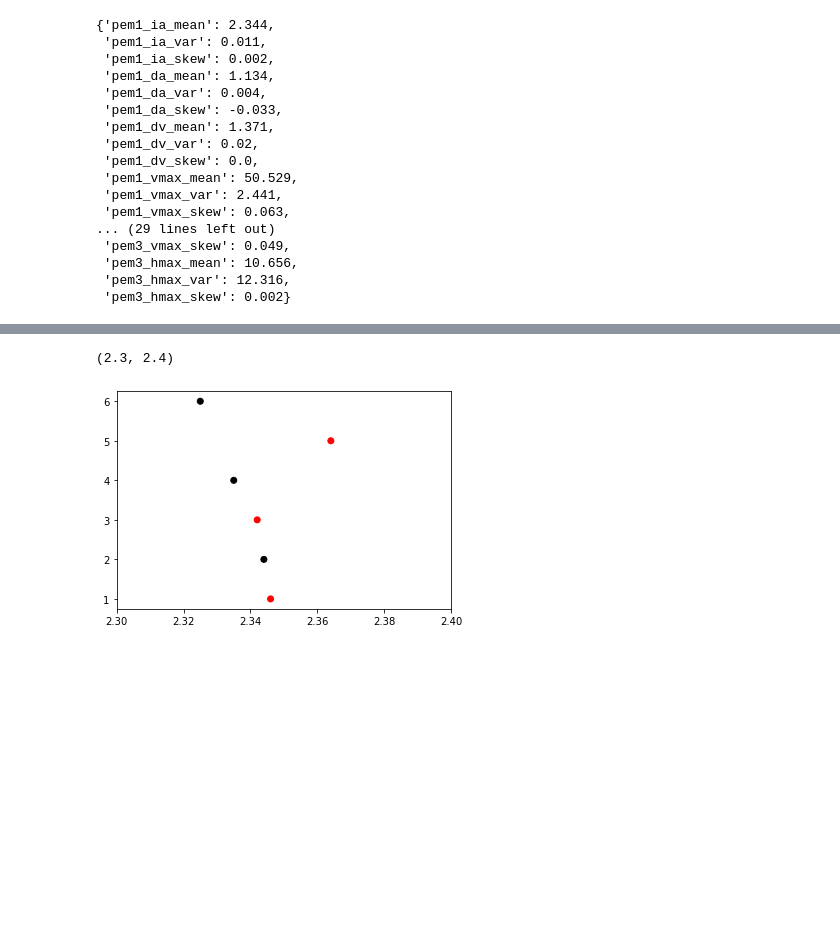
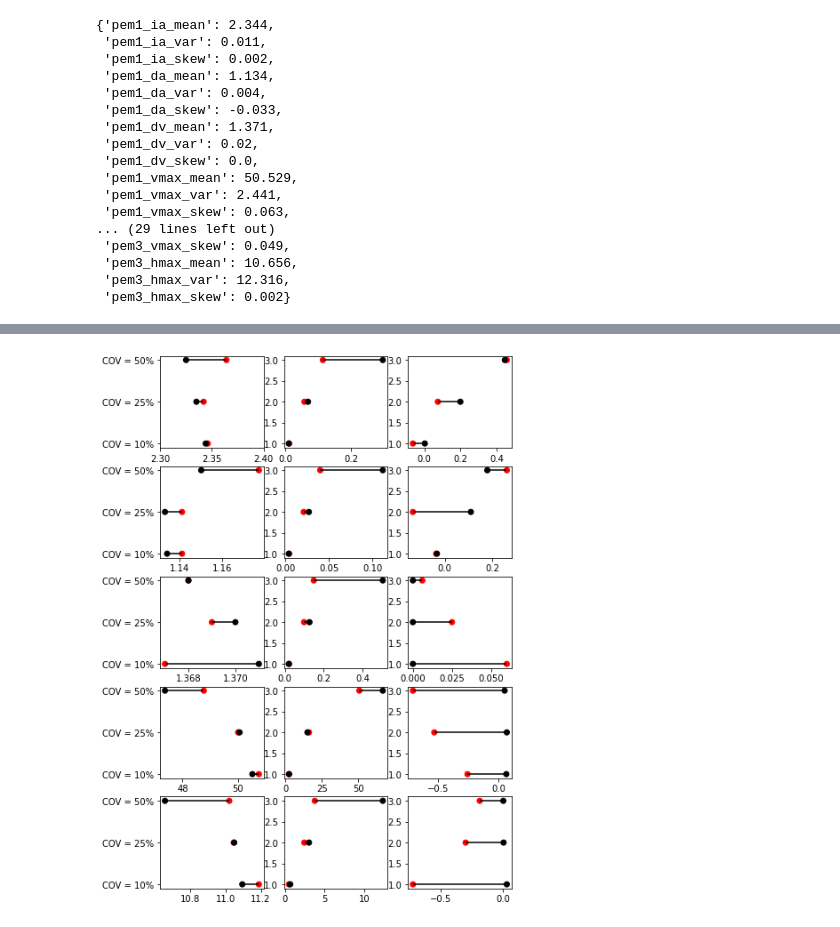
Before and after one commit to yildizanil/frontiers_yildizetal, a Jupyter notebook: notebooks/summary.ipynb, the cells around one changed output, grey strips where cells are left out. Saved outputs shown, nothing was run; the diff lists cells and outputs as text; code cells hidden in the pictures; blank space fills up the shorter version.

Commit message:
table 3 is turned into figure

```diff
--- a/notebooks/summary.ipynb
+++ b/notebooks/summary.ipynb
@@ -142,6 +126,69 @@ y = mcs_moments['mcs1_ia_mean'], pem_moments['pem1_ia_mean'], mcs_moments['mcs2_
-# %%
-plt.scatter(y,x,color=['r','k','r','k','r','k'])
-plt.xlim(2.3,2.4)
-# %% [output]
-(2.3, 2.4)
-[figure, removed]
+# %%
+da_mean = mcs_moments['mcs1_da_mean'], pem_moments['pem1_da_mean'], mcs_moments['mcs2_da_mean'], pem_moments['pem2_da_mean'], mcs_moments['mcs3_da_mean'], pem_moments['pem3_da_mean']
+da_var = mcs_moments['mcs1_da_var'], pem_moments['pem1_da_var'], mcs_moments['mcs2_da_var'], pem_moments['pem2_da_var'], mcs_moments['mcs3_da_var'], pem_moments['pem3_da_var']
+da_skew = mcs_moments['mcs1_da_skew'], pem_moments['pem1_da_skew'], mcs_moments['mcs2_da_skew'], pem_moments['pem2_da_skew'], mcs_moments['mcs3_da_skew'], pem_moments['pem3_da_skew']
+# %%
+dv_mean = mcs_moments['mcs1_dv_mean'], pem_moments['pem1_dv_mean'], mcs_moments['mcs2_dv_mean'], pem_moments['pem2_dv_mean'], mcs_moments['mcs3_dv_mean'], pem_moments['pem3_dv_mean']
+dv_var = mcs_moments['mcs1_dv_var'], pem_moments['pem1_dv_var'], mcs_moments['mcs2_dv_var'], pem_moments['pem2_dv_var'], mcs_moments['mcs3_dv_var'], pem_moments['pem3_dv_var']
+dv_skew = mcs_moments['mcs1_dv_skew'], pem_moments['pem1_dv_skew'], mcs_moments['mcs2_dv_skew'], pem_moments['pem2_dv_skew'], mcs_moments['mcs3_dv_skew'], pem_moments['pem3_dv_skew']
+# %%
+vmax_mean = mcs_moments['mcs1_vmax_mean'], pem_moments['pem1_vmax_mean'], mcs_moments['mcs2_vmax_mean'], pem_moments['pem2_vmax_mean'], mcs_moments['mcs3_vmax_mean'], pem_moments['pem3_vmax_mean']
+vmax_var = mcs_moments['mcs1_vmax_var'], pem_moments['pem1_vmax_var'], mcs_moments['mcs2_vmax_var'], pem_moments['pem2_vmax_var'], mcs_moments['mcs3_vmax_var'], pem_moments['pem3_vmax_var']
+vmax_skew = mcs_moments['mcs1_vmax_skew'], pem_moments['pem1_vmax_skew'], mcs_moments['mcs2_vmax_skew'], pem_moments['pem2_vmax_skew'], mcs_moments['mcs3_vmax_skew'], pem_moments['pem3_vmax_skew']
+# %%
+hmax_mean = mcs_moments['mcs1_hmax_mean'], pem_moments['pem1_hmax_mean'], mcs_moments['mcs2_hmax_mean'], pem_moments['pem2_hmax_mean'], mcs_moments['mcs3_hmax_mean'], pem_moments['pem3_hmax_mean']
+hmax_var = mcs_moments['mcs1_hmax_var'], pem_moments['pem1_hmax_var'], mcs_moments['mcs2_hmax_var'], pem_moments['pem2_hmax_var'], mcs_moments['mcs3_hmax_var'], pem_moments['pem3_hmax_var']
+hmax_skew = mcs_moments['mcs1_hmax_skew'], pem_moments['pem1_hmax_skew'], mcs_moments['mcs2_hmax_skew'], pem_moments['pem2_hmax_skew'], mcs_moments['mcs3_hmax_skew'], pem_moments['pem3_hmax_skew']
+# %%
+fig, ((ax1,ax2,ax3), (ax4,ax5,ax6), (ax7,ax8,ax9), (ax10,ax11,ax12), (ax13,ax14,ax15)) = plt.subplots(nrows=5, ncols=3)
+
+ax1.scatter(ia_mean,x,color=['r','k','r','k','r','k'])
+ax1.hlines(y=[1,2,3], xmin=ia_mean[0:6:2],xmax=ia_mean[1:7:2],color='k')
+ax1.set_xlim(2.3,2.4)
+ax1.set_xlabel('Impact area')
+ax1.set_yticks((1,2,3))
+ax1.set_yticklabels(('COV = 10%','COV = 25%','COV = 50%'))
+ax2.scatter(ia_var,x,color=['r','k','r','k','r','k'])
+ax2.hlines(y=[1,2,3], xmin=ia_var[0:6:2],xmax=ia_var[1:7:2],color='k')
+ax3.scatter(ia_skew,x,color=['r','k','r','k','r','k'])
+ax3.hlines(y=[1,2,3], xmin=ia_skew[0:6:2],xmax=ia_skew[1:7:2],color='k')
+
+ax4.scatter(da_mean,x,color=['r','k','r','k','r','k'])
+ax4.hlines(y=[1,2,3], xmin=da_mean[0:6:2],xmax=da_mean[1:7:2],color='k')
+ax4.set_yticks((1,2,3))
+ax4.set_yticklabels(('COV = 10%','COV = 25%','COV = 50%'))
+ax5.scatter(da_var,x,color=['r','k','r','k','r','k'])
+ax5.hlines(y=[1,2,3], xmin=da_var[0:6:2],xmax=da_var[1:7:2],color='k')
+ax6.scatter(da_skew,x,color=['r','k','r','k','r','k'])
+ax6.hlines(y=[1,2,3], xmin=da_skew[0:6:2],xmax=da_skew[1:7:2],color='k')
+
+ax7.scatter(dv_mean,x,color=['r','k','r','k','r','k'])
+ax7.hlines(y=[1,2,3], xmin=dv_mean[0:6:2],xmax=dv_mean[1:7:2],color='k')
+ax7.set_yticks((1,2,3))
+ax7.set_yticklabels(('COV = 10%','COV = 25%','COV = 50%'))
+ax8.scatter(dv_var,x,color=['r','k','r','k','r','k'])
+ax8.hlines(y=[1,2,3], xmin=dv_var[0:6:2],xmax=dv_var[1:7:2],color='k')
+ax9.scatter(dv_skew,x,color=['r','k','r','k','r','k'])
+ax9.hlines(y=[1,2,3], xmin=dv_skew[0:6:2],xmax=dv_skew[1:7:2],color='k')
+
+ax10.scatter(vmax_mean,x,color=['r','k','r','k','r','k'])
+ax10.hlines(y=[1,2,3], xmin=vmax_mean[0:6:2],xmax=vmax_mean[1:7:2],color='k')
+ax10.set_yticks((1,2,3))
+ax10.set_yticklabels(('COV = 10%','COV = 25%','COV = 50%'))
+ax11.scatter(vmax_var,x,color=['r','k','r','k','r','k'])
+ax11.hlines(y=[1,2,3], xmin=vmax_var[0:6:2],xmax=vmax_var[1:7:2],color='k')
+ax12.scatter(vmax_skew,x,color=['r','k','r','k','r','k'])
+ax12.hlines(y=[1,2,3], xmin=vmax_skew[0:6:2],xmax=vmax_skew[1:7:2],color='k')
+
+ax13.scatter(hmax_mean,x,color=['r','k','r','k','r','k'])
+ax13.hlines(y=[1,2,3], xmin=hmax_mean[0:6:2],xmax=hmax_mean[1:7:2],color='k')
+ax13.set_yticks((1,2,3))
+ax13.set_yticklabels(('COV = 10%','COV = 25%','COV = 50%'))
+ax14.scatter(hmax_var,x,color=['r','k','r','k','r','k'])
+ax14.hlines(y=[1,2,3], xmin=hmax_var[0:6:2],xmax=hmax_var[1:7:2],color='k')
+ax15.scatter(hmax_skew,x,color=['r','k','r','k','r','k'])
+ax15.hlines(y=[1,2,3], xmin=hmax_skew[0:6:2],xmax=hmax_skew[1:7:2],color='k')
+
+plt.rcParams['figure.figsize'] = [18/2.54,28/2.54]
+# %% [output]
+[figure, added]
```
Also changed, not shown: parts of 2 cells of this notebook, 4 other files.
